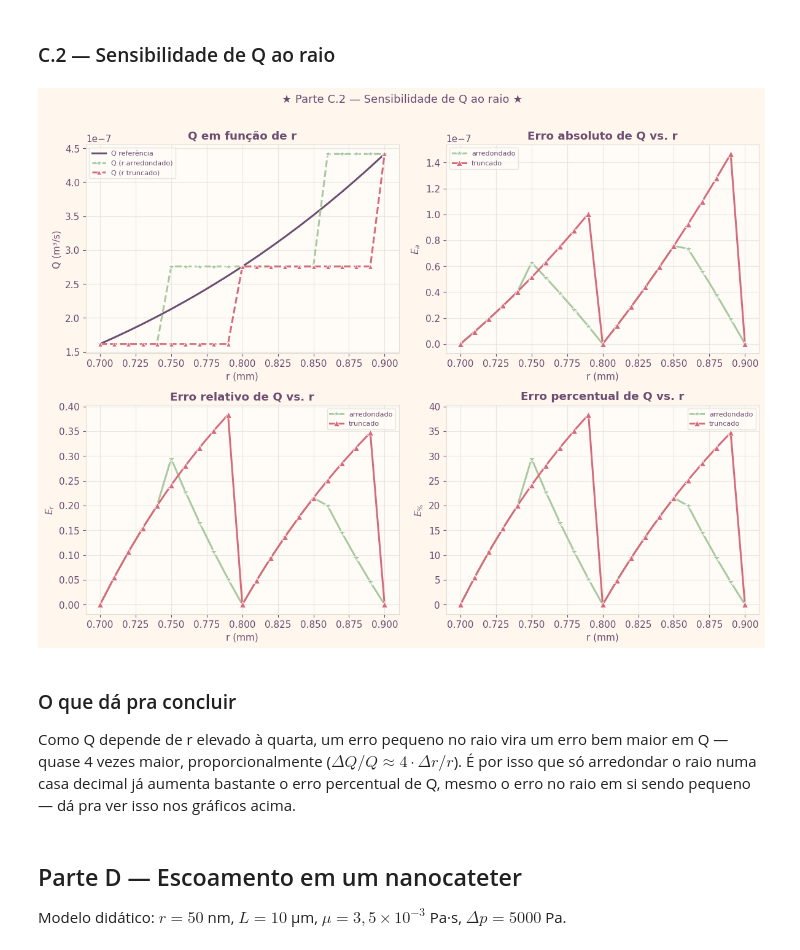
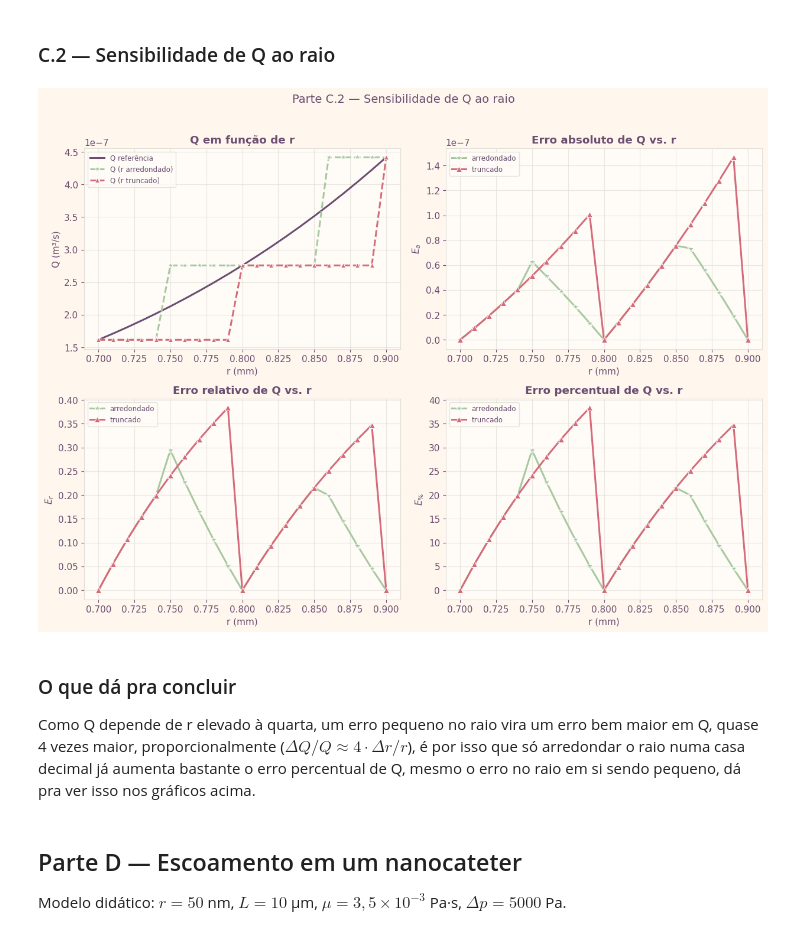
Before and after one commit to bnatsumi/calculo-numerico, a Jupyter notebook: CN_Atividade_Prática_1_NB.ipynb, the cells around one changed output. Cells and saved outputs as stored; diff of their text form; code cells hidden in the pictures.

```diff
--- a/CN_Atividade_Prática_1_NB.ipynb
+++ b/CN_Atividade_Prática_1_NB.ipynb
@@ -322,9 +396,15 @@ em interpretação médica dos valores.)
 Equação de Hagen–Poiseuille: $Q = \dfrac{\pi r^4 \Delta p}{8 \mu L}$
 # %%
 def vazao_hagen_poiseuille(r, delta_p, mu, L):
+    """Vazão Q pela equação de Hagen–Poiseuille.
+
+    Atenção: aqui é tudo em SI — r e L em metros, delta_p em Pa, mu em Pa·s.
+    Sempre que eu tiver o raio em mm ou nm, converto antes de chamar.
+    """
     return (pi * r**4 * delta_p) / (8 * mu * L)
 
-# valores de referência (unidades SI: r em metros)
+
+# Valores de referência do enunciado (o raio vem em mm, por isso o *1e-3).
 r0_mm, L0, mu0, dp0 = 0.80, 0.20, 3.5e-3, 1200.0
 r0 = r0_mm * 1e-3
 Q_ref = vazao_hagen_poiseuille(r0, dp0, mu0, L0)
@@ -379,56 +463,62 @@ estiliza_tabela(tabela_C1, formato={
 # %% [markdown]
 ### C.2 — Sensibilidade de Q ao raio
 # %%
+# Varro o raio de 0,70 a 0,90 mm de 0,01 em 0,01 e calculo Q de três jeitos:
+# com o raio exato, com o raio arredondado numa casa e com o raio truncado.
 r_vals_mm = np.arange(0.70, 0.901, 0.01)
 Q_ref_r = np.array([vazao_hagen_poiseuille(r * 1e-3, dp0, mu0, L0) for r in r_vals_mm])
 Q_arred_r = np.array([vazao_hagen_poiseuille(arredondar(r, 1) * 1e-3, dp0, mu0, L0) for r in r_vals_mm])
 Q_trunc_r = np.array([vazao_hagen_poiseuille(truncar(r, 1) * 1e-3, dp0, mu0, L0) for r in r_vals_mm])
 
+# Os três erros, calculados de uma vez para o vetor inteiro (numpy faz elemento a elemento).
 Ea_arred_r = np.abs(Q_ref_r - Q_arred_r)
 Ea_trunc_r = np.abs(Q_ref_r - Q_trunc_r)
 Er_arred_r = Ea_arred_r / np.abs(Q_ref_r)
 Er_trunc_r = Ea_trunc_r / np.abs(Q_ref_r)
 Ep_arred_r = 100 * Er_arred_r
 Ep_trunc_r = 100 * Er_trunc_r
 
-fig, axs = plt.subplots(2, 2, figsize=(12, 9))
-mk = dict(markeredgecolor="white", markeredgewidth=0.7, linewidth=2.2)
+fig, axs = plt.subplots(2, 2, figsize=(12.5, 9))
+mk = dict(markeredgecolor="white", markeredgewidth=0.7, linewidth=2.2)  # estilo repetido
 
 axs[0, 0].plot(r_vals_mm, Q_ref_r, "-", color=COR_REF, linewidth=2.2, label="Q referência")
 axs[0, 0].plot(r_vals_mm, Q_arred_r, "--", color=COR_ARREDONDADO, marker="*", markersize=8, label="Q (r arredondado)", **mk)
 axs[0, 0].plot(r_vals_mm, Q_trunc_r, "--", color=COR_TRUNCADO, marker="^", markersize=6, label="Q (r truncado)", **mk)
 axs[0, 0].set_title("Q em função de r")
-axs[0, 0].set_xlabel("r (mm)"); axs[0, 0].set_ylabel("Q (m³/s)"); axs[0, 0].legend(fontsize=8)
+axs[0, 0].set_xlabel("r (mm)"); axs[0, 0].set_ylabel("Q (m³/s)"); axs[0, 0].legend(fontsize=8.5)
 
+# Os três erros nos outros quadros: absoluto, relativo e percentual.
+# Repare no "degrau": enquanto o arredondamento não muda de casa, o erro cresce
+# junto com r; quando ele pula para o próximo valor, o erro despenca.
 axs[0, 1].plot(r_vals_mm, Ea_arred_r, marker="*", markersize=9, color=COR_ARREDONDADO, label="arredondado", **mk)
 axs[0, 1].plot(r_vals_mm, Ea_trunc_r, marker="^", markersize=7, color=COR_TRUNCADO, label="truncado", **mk)
 axs[0, 1].set_title("Erro absoluto de Q vs. r")
-axs[0, 1].set_xlabel("r (mm)"); axs[0, 1].set_ylabel("$E_a$"); axs[0, 1].legend(fontsize=8)
+axs[0, 1].set_xlabel("r (mm)"); axs[0, 1].set_ylabel("$E_a$"); axs[0, 1].legend(fontsize=8.5)
 
 axs[1, 0].plot(r_vals_mm, Er_arred_r, marker="*", markersize=9, color=COR_ARREDONDADO, label="arredondado", **mk)
 axs[1, 0].plot(r_vals_mm, Er_trunc_r, marker="^", markersize=7, color=COR_TRUNCADO, label="truncado", **mk)
 axs[1, 0].set_title("Erro relativo de Q vs. r")
-axs[1, 0].set_xlabel("r (mm)"); axs[1, 0].set_ylabel("$E_r$"); axs[1, 0].legend(fontsize=8)
+axs[1, 0].set_xlabel("r (mm)"); axs[1, 0].set_ylabel("$E_r$"); axs[1, 0].legend(fontsize=8.5)
 
 axs[1, 1].plot(r_vals_mm, Ep_arred_r, marker="*", markersize=9, color=COR_ARREDONDADO, label="arredondado", **mk)
 axs[1, 1].plot(r_vals_mm, Ep_trunc_r, marker="^", markersize=7, color=COR_TRUNCADO, label="truncado", **mk)
 axs[1, 1].set_title("Erro percentual de Q vs. r")
-axs[1, 1].set_xlabel("r (mm)"); axs[1, 1].set_ylabel("$E_\\%$"); axs[1, 1].legend(fontsize=8)
+axs[1, 1].set_xlabel("r (mm)"); axs[1, 1].set_ylabel("$E_\\%$"); axs[1, 1].legend(fontsize=8.5)
 
-plt.suptitle("★ Parte C.2 — Sensibilidade de Q ao raio ★", fontsize=13, y=1.01)
+plt.suptitle("Parte C.2 — Sensibilidade de Q ao raio", fontsize=14, y=1.02)
 plt.tight_layout()
 plt.savefig("parteC_sensibilidade_raio.png", dpi=150, bbox_inches="tight")
 plt.show()
 # %% [output]
-[figure, old version]
+[figure, new version]
 # %% [markdown]
 ### O que dá pra concluir
 
 Como Q depende de r elevado à quarta, um erro pequeno no raio vira um
-erro bem maior em Q — quase 4 vezes maior, proporcionalmente
-($\Delta Q/Q \approx 4 \cdot \Delta r/r$). É por isso que só arredondar
+erro bem maior em Q, quase 4 vezes maior, proporcionalmente
+($\Delta Q/Q \approx 4 \cdot \Delta r/r$), é por isso que só arredondar
 o raio numa casa decimal já aumenta bastante o erro percentual de Q,
-mesmo o erro no raio em si sendo pequeno — dá pra ver isso nos gráficos
+mesmo o erro no raio em si sendo pequeno, dá pra ver isso nos gráficos
 acima.
 # %% [markdown]
 ## Parte D — Escoamento em um nanocateter
```
Also changed, not shown: parts of 33 cells of this notebook.
